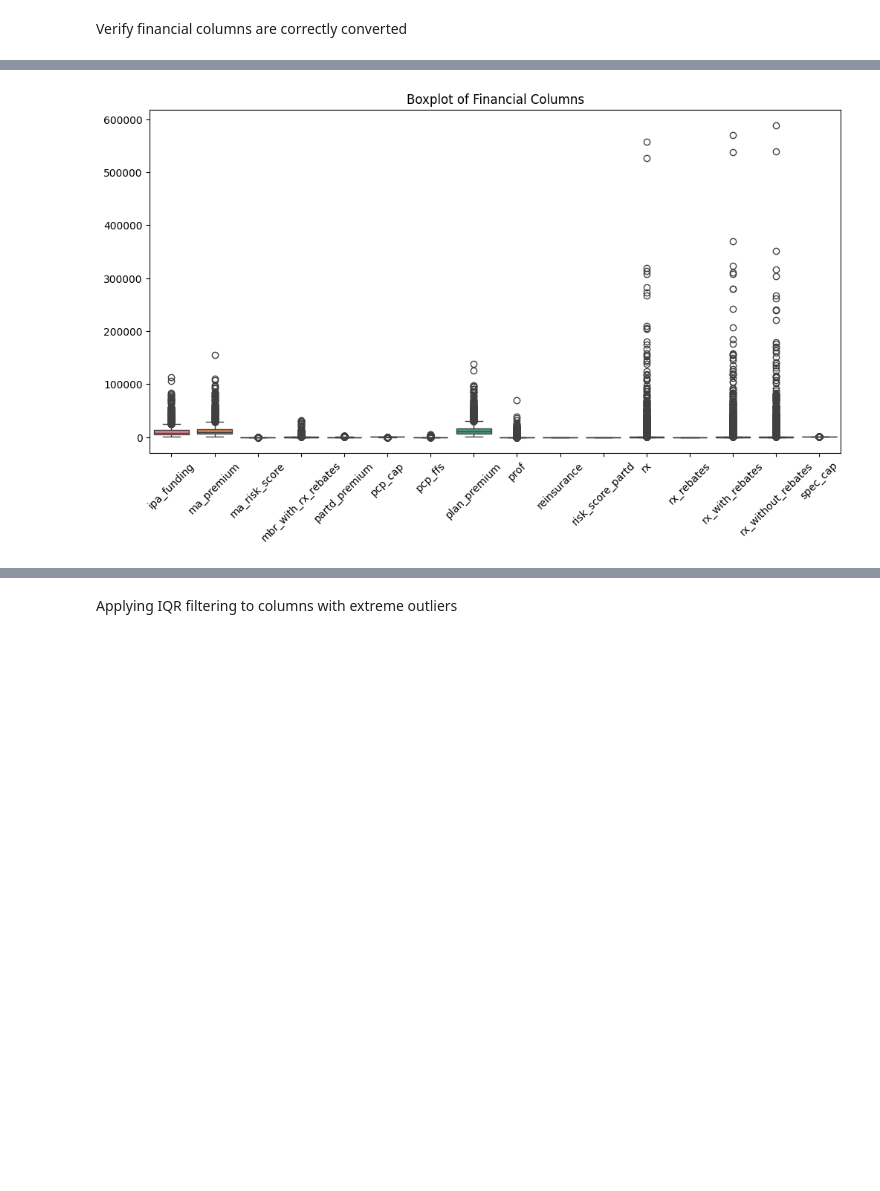
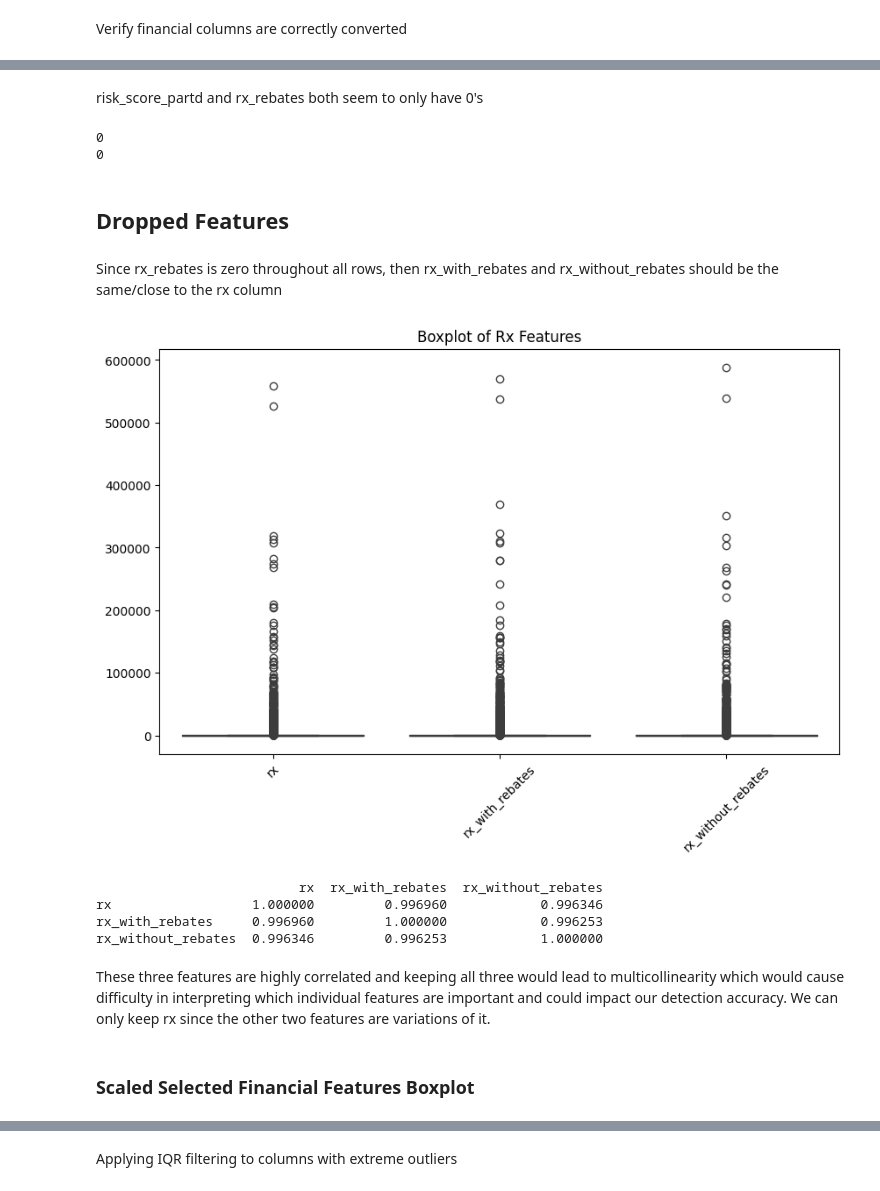
Before and after one commit to lizbethkr/Outlier-Detection, a Jupyter notebook: notebooks/outlier_detection.ipynb, the cells around one changed output, grey strips where cells are left out. Drawn from its saved outputs; the diff is of its cells as text; code cells hidden in the pictures; blank space fills up the shorter version.

```diff
--- a/notebooks/outlier_detection.ipynb
+++ b/notebooks/outlier_detection.ipynb
@@ -242,8 +255,38 @@ Naively identifying extreme values
+# %% [markdown]
+risk_score_partd and rx_rebates both seem to only have 0's
+# %%
+# check if there is a value above 0 in risk_score_partd and rx_rebates
+print(fin_df[fin_df['risk_score_partd'] > 0].shape[0])
+print(fin_df[fin_df['rx_rebates'] > 0].shape[0])
+# %% [output]
+0
+0
+# %% [markdown]
+## Dropped Features
+# %%
+customers = customers.drop(columns=['risk_score_partd', 'rx_rebates'])
+
+# remove these two features from financial columns as well
+financial_cols.remove('risk_score_partd')
+financial_cols.remove('rx_rebates')
+# %% [markdown]
+Since rx_rebates is zero throughout all rows, then rx_with_rebates and rx_without_rebates should be the same/close to the rx column
 # %%
-plt.figure(figsize=(12,6))
-sns.boxplot(data=customers[financial_cols])
+plt.figure(figsize=(10,6))
+sns.boxplot(data=customers[['rx', 'rx_with_rebates', 'rx_without_rebates']])
 plt.xticks(rotation=45)
-plt.title("Boxplot of Financial Columns")
+plt.title("Boxplot of Rx Features")
 plt.show()
 # %% [output]
-[figure, old version]
+[figure, new version]
+# %%
+correlation_matrix = customers[['rx', 'rx_with_rebates', 'rx_without_rebates']].corr()
+print(correlation_matrix)
+# %% [output]
+                          rx  rx_with_rebates  rx_without_rebates
+rx                  1.000000         0.996960            0.996346
+rx_with_rebates     0.996960         1.000000            0.996253
+rx_without_rebates  0.996346         0.996253            1.000000
+# %% [markdown]
+These three features are highly correlated and keeping all three would lead to multicollinearity which would cause difficulty in interpreting which individual features are important and could impact our detection accuracy.
+We can only keep rx since the other two features are variations of it.
@@ -249,0 +299,2 @@ plt.show()
+# %% [markdown]
+### Scaled Selected Financial Features Boxplot
```
Also changed, not shown: parts of 30 cells of this notebook, 1 other file.
